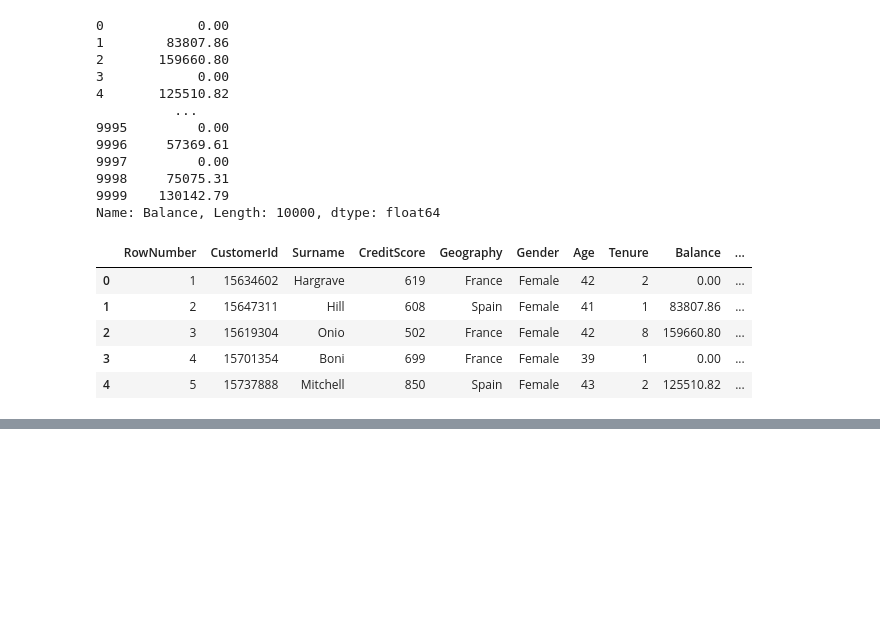
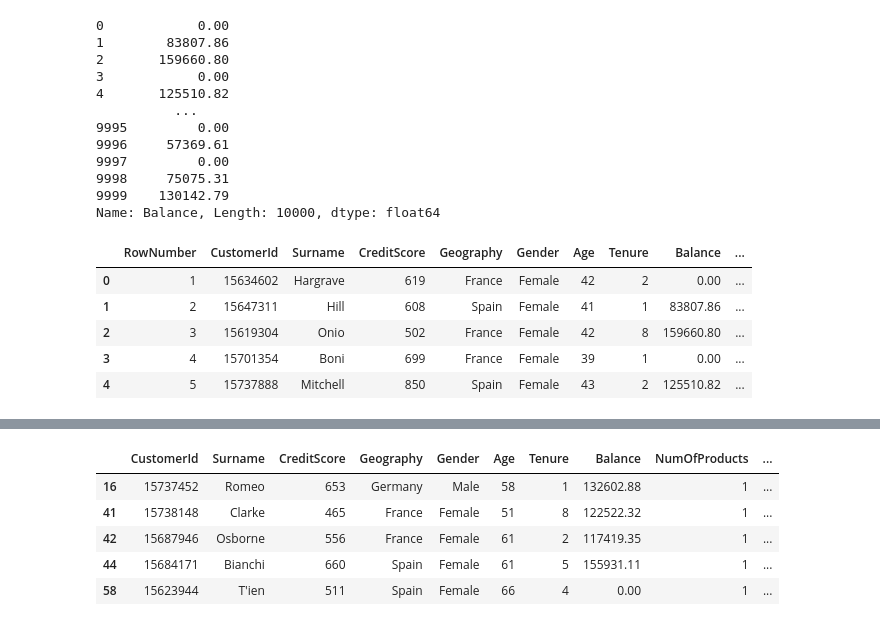
Before and after one commit to Arnab-apk/Gen_AI, a Jupyter notebook: pandas.ipynb, the cells around one changed output, grey strips where cells are left out. Saved outputs shown, nothing was run; the diff lists cells and outputs as text; code cells hidden in the pictures; blank space fills up the shorter version.

```diff
--- a/pandas.ipynb
+++ b/pandas.ipynb
@@ -174,0 +241,9 @@ NameError: name 'df' is not defined
+# %%
+new_df.head()
+# %% [output]
+|  | CustomerId | Surname | CreditScore | Geography | Gender | Age | Tenure | Balance | NumOfProducts | ... |
+| 16 | 15737452 | Romeo | 653 | Germany | Male | 58 | 1 | 132602.88 | 1 | ... |
+| 41 | 15738148 | Clarke | 465 | France | Female | 51 | 8 | 122522.32 | 1 | ... |
+| 42 | 15687946 | Osborne | 556 | France | Female | 61 | 2 | 117419.35 | 1 | ... |
+| 44 | 15684171 | Bianchi | 660 | Spain | Female | 61 | 5 | 155931.11 | 1 | ... |
+| 58 | 15623944 | T'ien | 511 | Spain | Female | 66 | 4 | 0.00 | 1 | ... |
```
Also changed, not shown: parts of 15 cells of this notebook.
